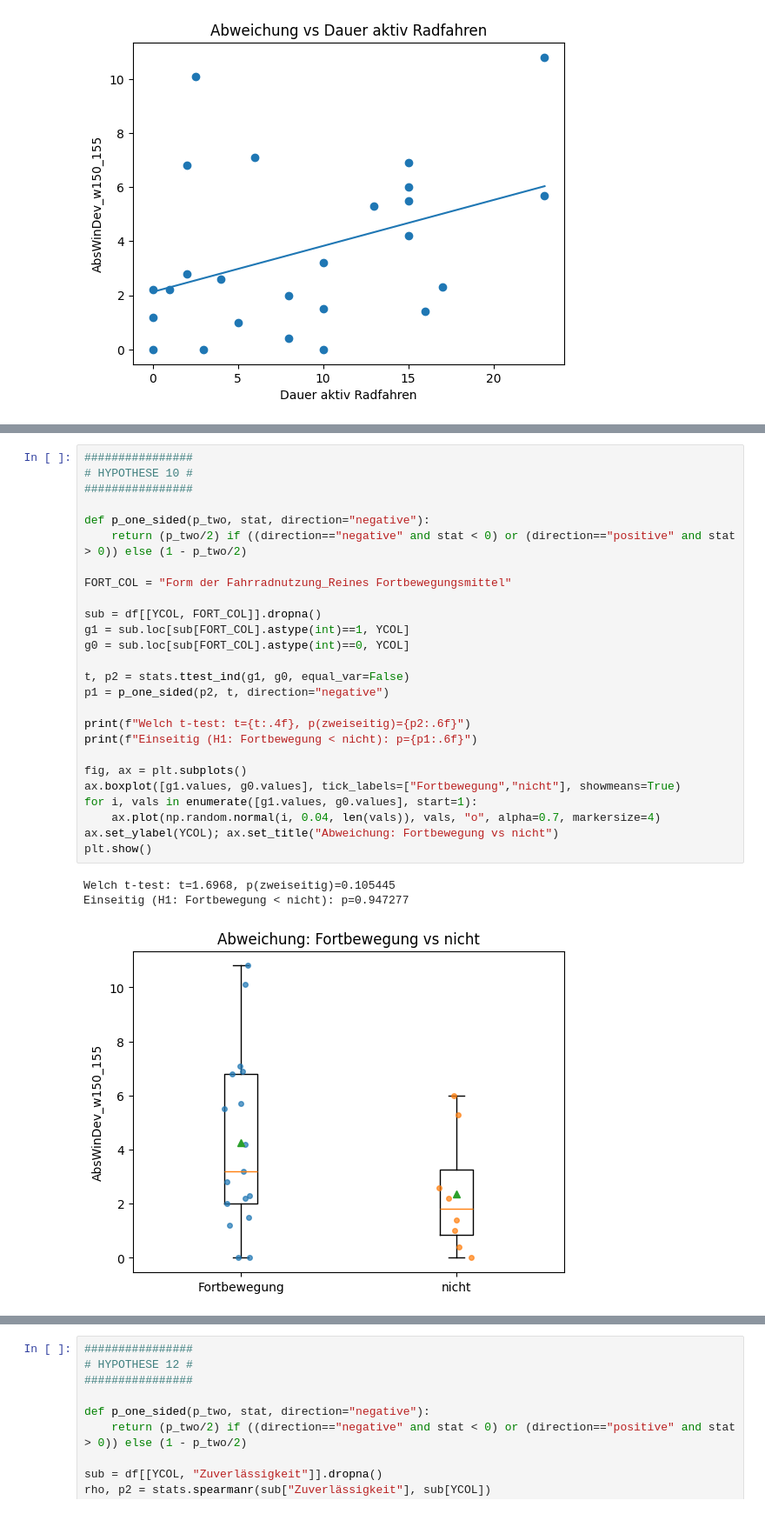
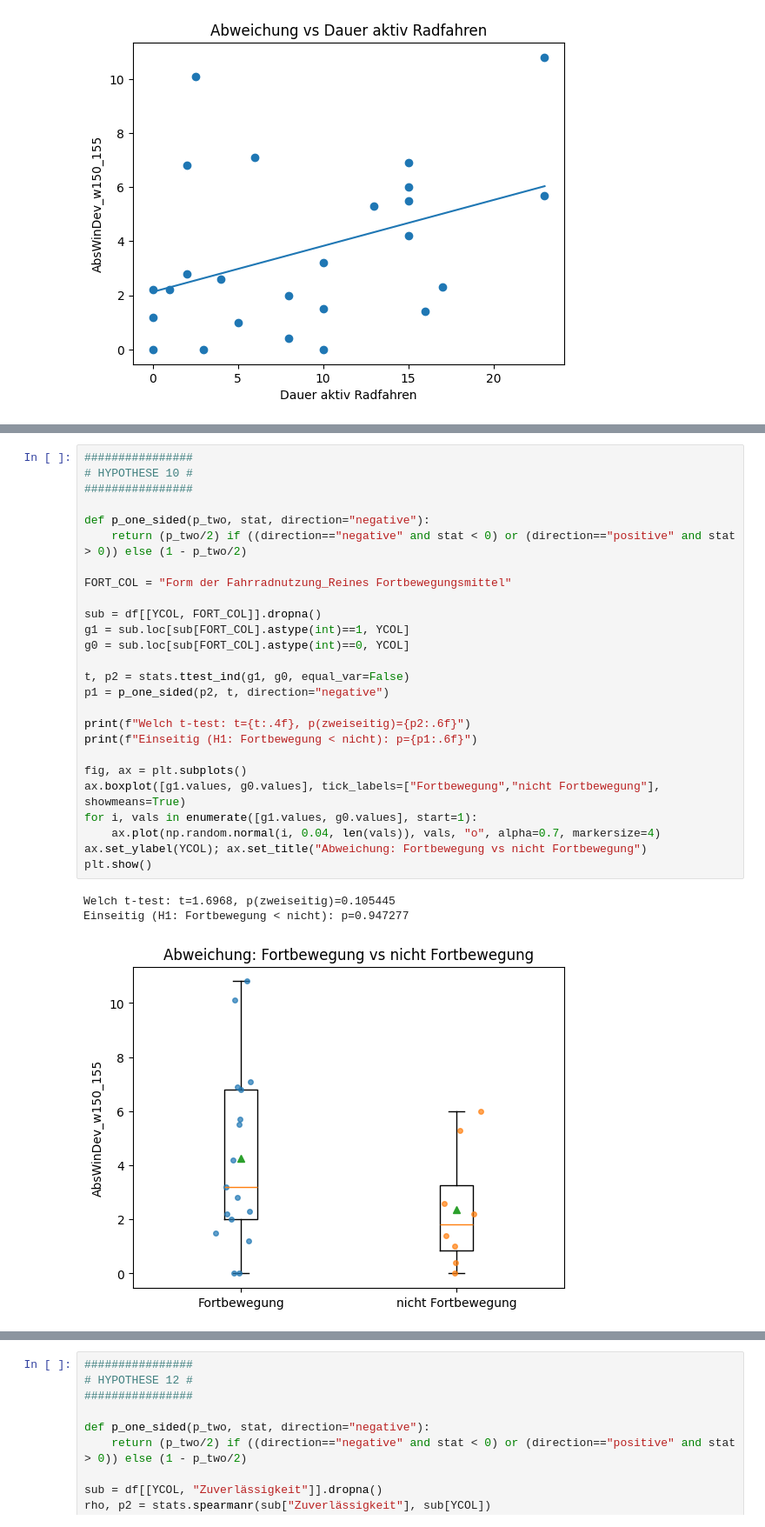
Before and after one commit to WestWoodPrints/MMI_Tool, a Jupyter notebook: Auswertung_V3.ipynb, the cells around one changed output, grey strips where cells are left out. Shown at 87% size. Cells and saved outputs as stored; diff of their text form.

Commit message:
Plots updated

```diff
--- a/Auswertung_V3.ipynb
+++ b/Auswertung_V3.ipynb
@@ -543,33 +543,33 @@ Means: {'Sport': 4.5909090909090935, 'nicht': 2.9071428571428544} | n: {'Sport':
 # %%
 ################
 # HYPOTHESE 10 #
 ################
 
 def p_one_sided(p_two, stat, direction="negative"):
     return (p_two/2) if ((direction=="negative" and stat < 0) or (direction=="positive" and stat > 0)) else (1 - p_two/2)
 
 FORT_COL = "Form der Fahrradnutzung_Reines Fortbewegungsmittel"
 
 sub = df[[YCOL, FORT_COL]].dropna()
 g1 = sub.loc[sub[FORT_COL].astype(int)==1, YCOL]
 g0 = sub.loc[sub[FORT_COL].astype(int)==0, YCOL]
 
 t, p2 = stats.ttest_ind(g1, g0, equal_var=False)
 p1 = p_one_sided(p2, t, direction="negative")
 
 print(f"Welch t-test: t={t:.4f}, p(zweiseitig)={p2:.6f}")
 print(f"Einseitig (H1: Fortbewegung < nicht): p={p1:.6f}")
 
 fig, ax = plt.subplots()
-ax.boxplot([g1.values, g0.values], tick_labels=["Fortbewegung","nicht"], showmeans=True)
+ax.boxplot([g1.values, g0.values], tick_labels=["Fortbewegung","nicht Fortbewegung"], showmeans=True)
 for i, vals in enumerate([g1.values, g0.values], start=1):
     ax.plot(np.random.normal(i, 0.04, len(vals)), vals, "o", alpha=0.7, markersize=4)
-ax.set_ylabel(YCOL); ax.set_title("Abweichung: Fortbewegung vs nicht")
+ax.set_ylabel(YCOL); ax.set_title("Abweichung: Fortbewegung vs nicht Fortbewegung")
 plt.show()
 # %% [output]
 Welch t-test: t=1.6968, p(zweiseitig)=0.105445
 Einseitig (H1: Fortbewegung < nicht): p=0.947277
-[figure, old version]
+[figure, new version]
 # %%
 ################
 # HYPOTHESE 11 # Berücksichtigung von Mehrfachnennungen
```
Also changed, not shown: parts of 5 cells of this notebook.
